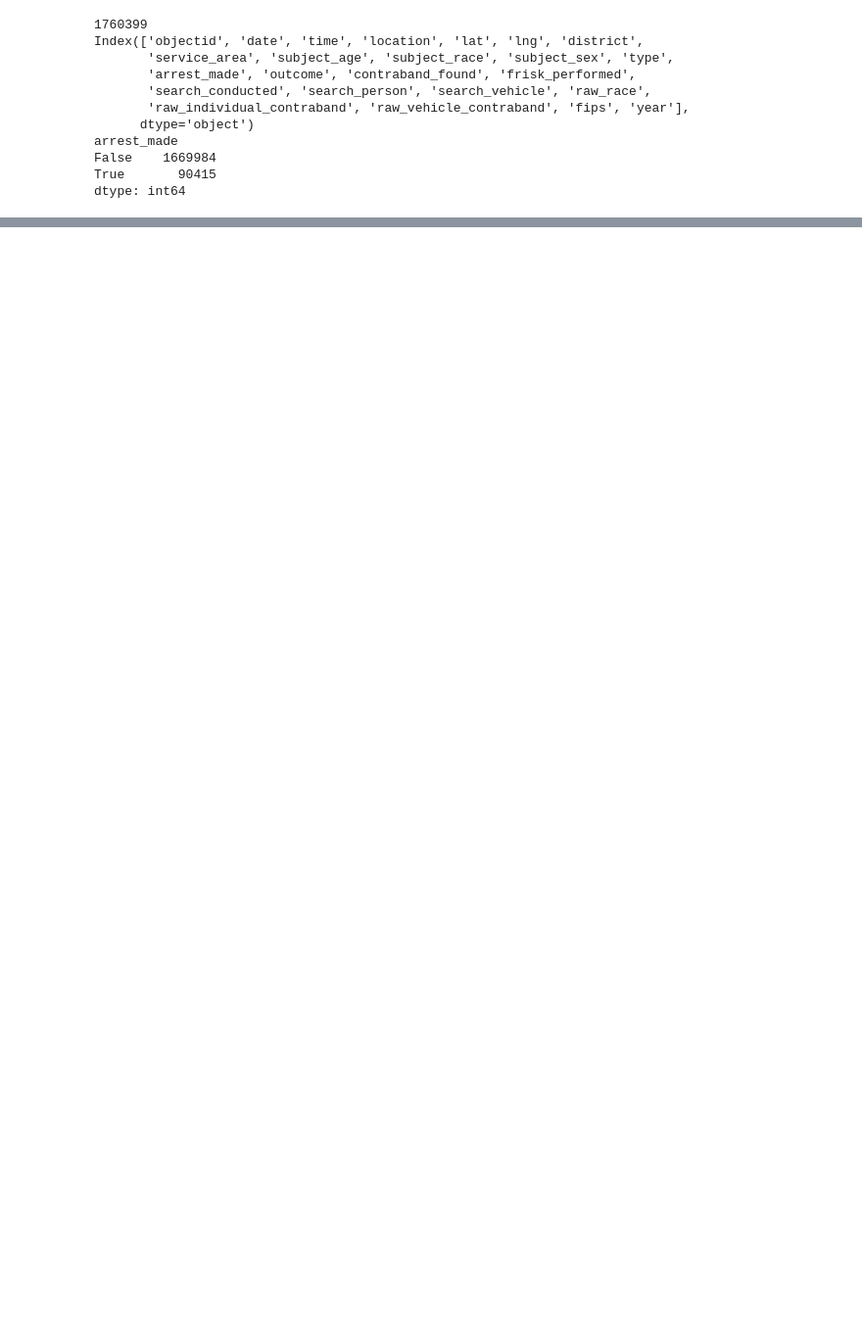
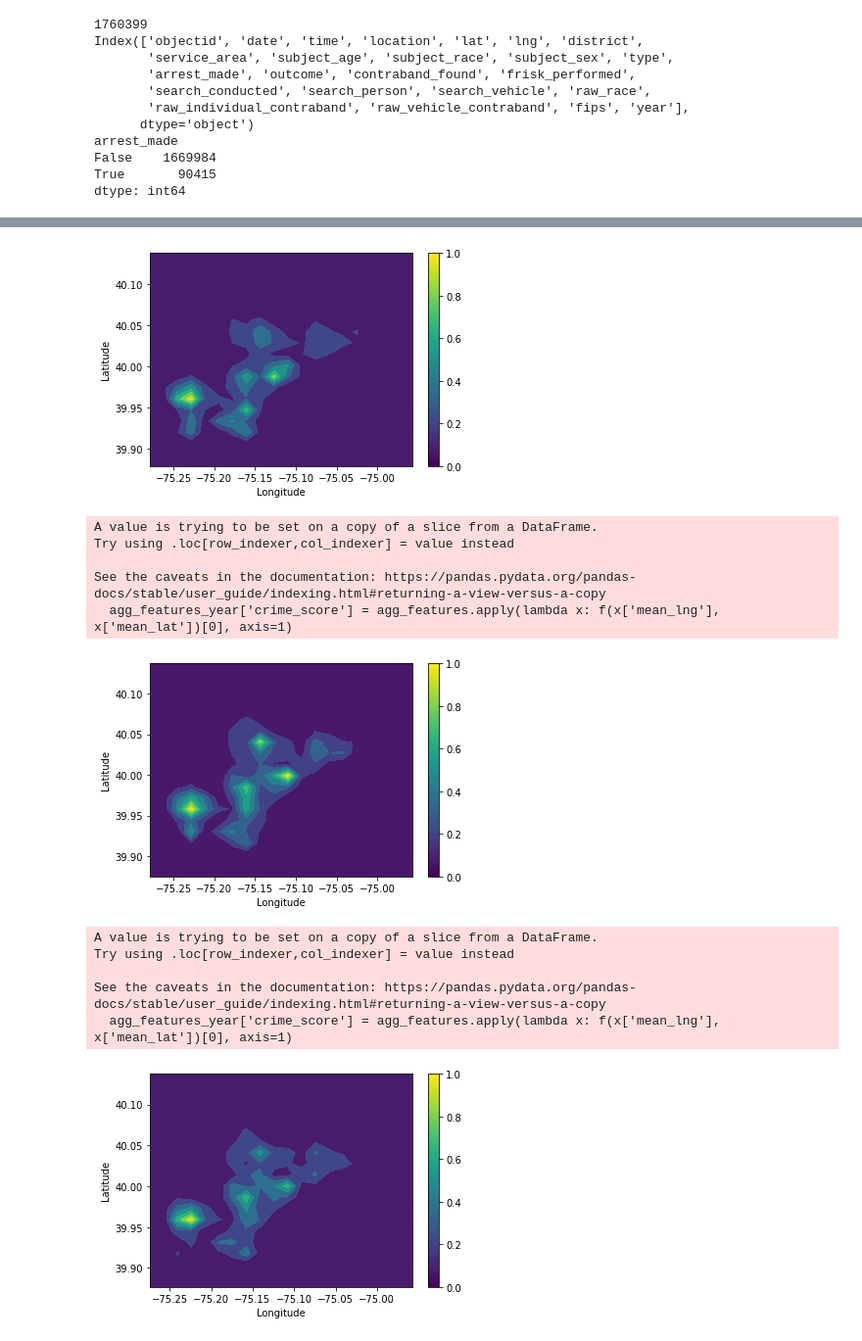
Before and after one commit to aboissie/Datathon, a Jupyter notebook: Features.ipynb, the cells around one changed output, grey strips where cells are left out. Shown at 98% size. Cells and saved outputs as stored; diff of their text form; code cells hidden in the pictures; blank space fills up the shorter version.

```diff
--- a/Features.ipynb
+++ b/Features.ipynb
@@ -72,6 +79,7 @@ S           1
 dtype: int64
 # %%
 investigations = pd.read_csv(folder + 'investigations.csv', delimiter=',')
+investigations['year'] = pd.DatetimeIndex(investigations['datetimeoccur']).year.astype(str)
 print(len(investigations))
 print(investigations.columns)
 investigations.head()
@@ -135,0 +138,10 @@ stops_agg.head()
+# %%
+# read demographics_data csv
+demographics = pd.read_csv('demographics_data.csv', delimiter=',')
+demographics = demographics[['ZillowName', 'geometry', 'lat', 'lng',
+                            'COUNT_ALL_RACES_ETHNICITIES', 'PERCENT_WHITE_NH',
+                            'PERCENT_BLACK_NH', 'PERCENT_ASIAN_NH', 'PERCENT_HISPANIC',]]
+demographics.dropna(subset=['lat', 'lng'], inplace=True)
+demographics.dropna(subset=['PERCENT_WHITE_NH'], inplace=True)
+print(len(demographics))
+demographics.head()
@@ -135,0 +201,8 @@ stops_agg.head()
+# %%
+# filter out outlier latitudes
+investigations=investigations[investigations['lat']>= lat_min]
+coord_mask = features.get_coord_mask(investigations, lat_min, lng_min, lat_window, lng_window)
+
+investigations_masked = pd.merge(investigations, coord_mask, on=['lat', 'lng'])
+investigations_agg = investigations_masked.groupby(['year', 'mean_lat', 'mean_lng']).agg({'id': 'count', 'individual_arrested': 'sum', }).reset_index().rename(columns={'id': 'investigations', 'individual_arrested': 'investigation_arrests',  })
+investigations_agg.head()
@@ -135,0 +216,6 @@ stops_agg.head()
+# %%
+agg_features = pd.merge(stops_agg, investigations_agg, on=['year', 'mean_lat', 'mean_lng'], how='inner')
+print(len(agg_features))
+agg_features.head()
+
+#investigations_agg.head()
@@ -135,0 +230,29 @@ stops_agg.head()
+# %%
+max_densities =[]
+for year in range(2014,2019):
+    year = str(year)
+    crimes_year = crimes[crimes["year"]==year]
+    xy_crime = (crimes_year[["lng","lat"]].dropna()).to_numpy()
+    if len(crimes_year) == 0:
+        print(f'No crime data for {year}')
+        continue
+    xx,yy,density = estimate_density(xy_crime) #2D numpy array
+    max_densities.append(np.max(density))
+    f = interpolate.interp2d(xx[:,0], yy[0,:], density, kind='linear')
+    agg_features_year = agg_features[agg_features['year']==year]
+    agg_features_year['crime_score'] = agg_features.apply(lambda x: f(x['mean_lng'], x['mean_lat'])[0], axis=1)
+    agg_features_year.to_csv(f'agg_features_{year}.csv', index=False)
+# %% [output]
+[figure, added]
+A value is trying to be set on a copy of a slice from a DataFrame.
+Try using .loc[row_indexer,col_indexer] = value instead
+
+See the caveats in the documentation: https://pandas.pydata.org/pandas-docs/stable/user_guide/indexing.html#returning-a-view-versus-a-copy
+  agg_features_year['crime_score'] = agg_features.apply(lambda x: f(x['mean_lng'], x['mean_lat'])[0], axis=1)
+[figure, added]
+A value is trying to be set on a copy of a slice from a DataFrame.
+Try using .loc[row_indexer,col_indexer] = value instead
+
+See the caveats in the documentation: https://pandas.pydata.org/pandas-docs/stable/user_guide/indexing.html#returning-a-view-versus-a-copy
+  agg_features_year['crime_score'] = agg_features.apply(lambda x: f(x['mean_lng'], x['mean_lat'])[0], axis=1)
+[figure, added]
```
Also changed, not shown: parts of 16 cells of this notebook, 1 other file.
